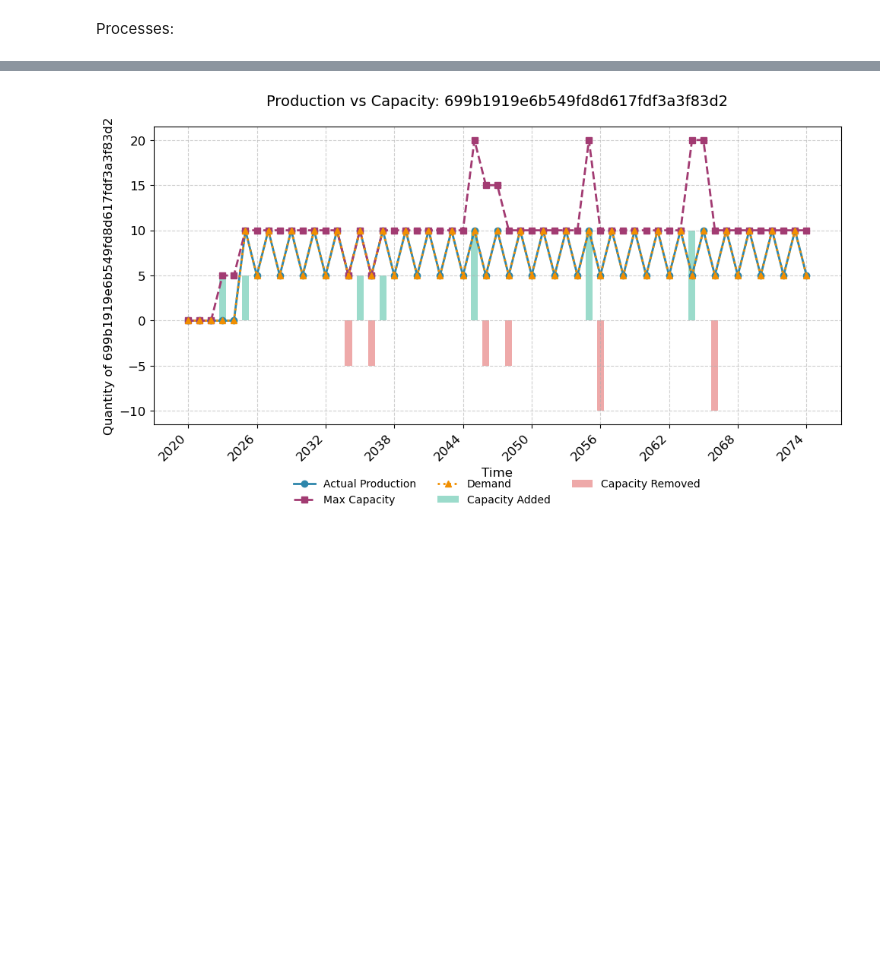
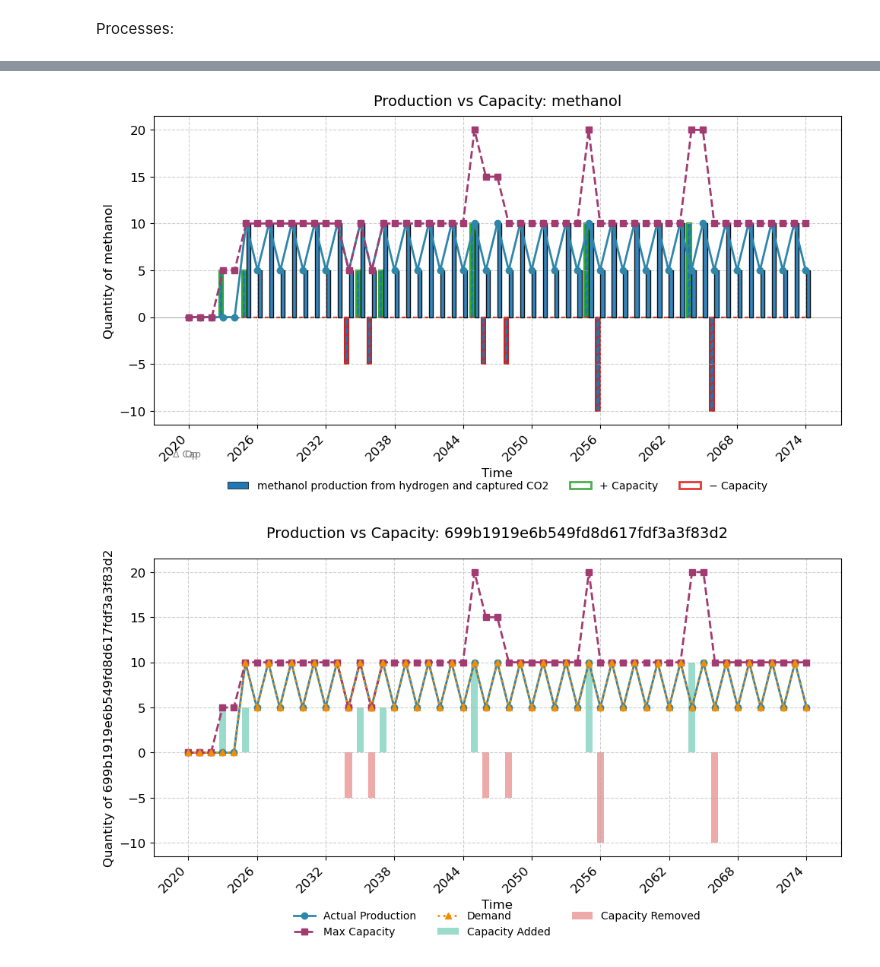
Before and after one commit to RWTH-LTT/optimex, a Jupyter notebook: notebooks/methanol.ipynb, the cells around one changed output, grey strips where cells are left out. Saved outputs shown, nothing was run; the diff lists cells and outputs as text; code cells hidden in the pictures; blank space fills up the shorter version.

Commit message:
further plot improvements

```diff
--- a/notebooks/methanol.ipynb
+++ b/notebooks/methanol.ipynb
@@ -298,6 +298,10 @@ m, obj, results = optimizer.solve_model(model, solver_name="glpk", tee=False) #
 # %%
 from optimex import postprocessing
 pp = postprocessing.PostProcessor(m)
+# %%
+pp.plot_production_vs_capacity(show_grouped_bars=True)
+# %% [output]
+[figure, added]
 # %%
 pp.plot_production_vs_capacity(show_capacity_changes=True)
 # %% [output]
```
Also changed, not shown: parts of 3 cells of this notebook, 3 other files.
